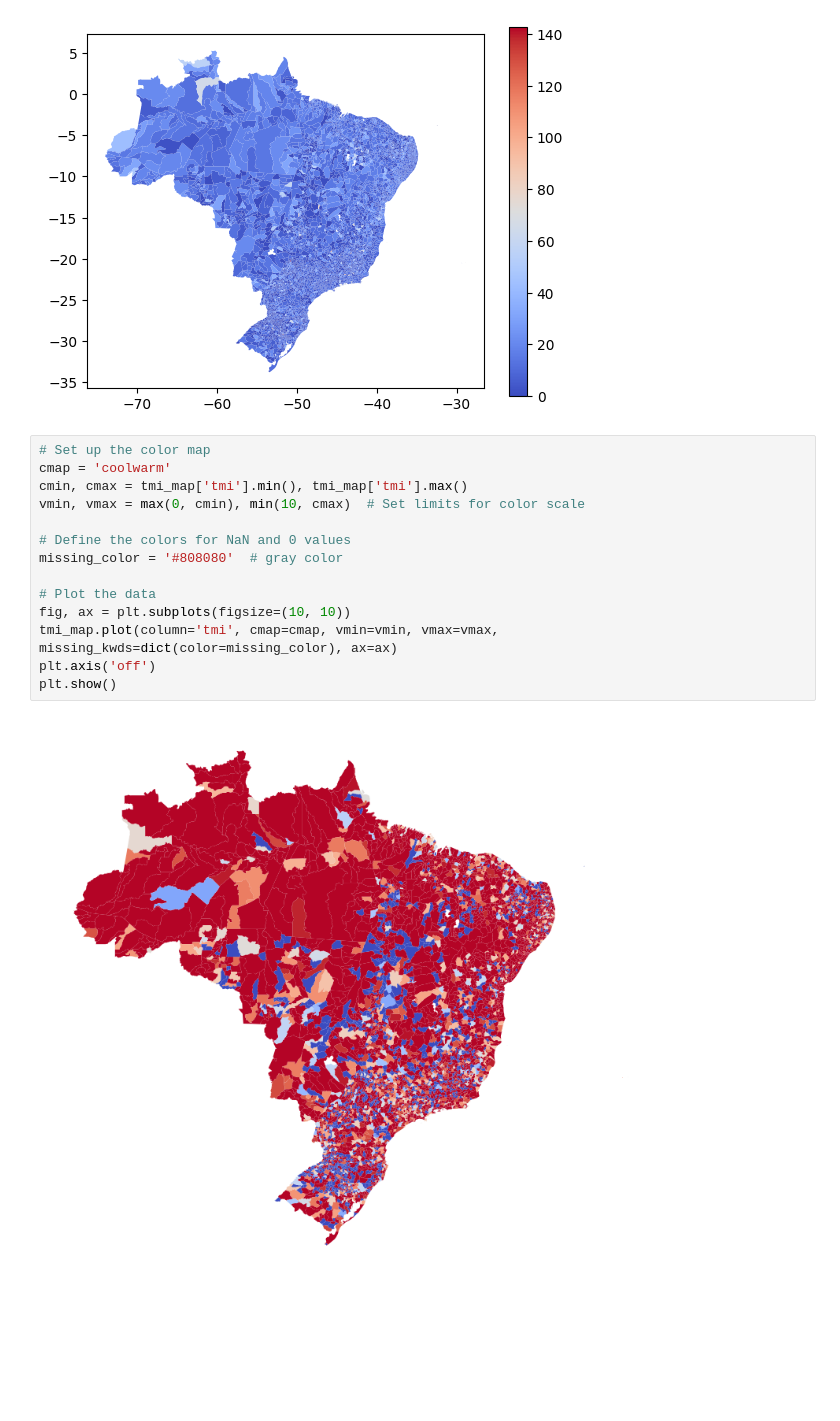
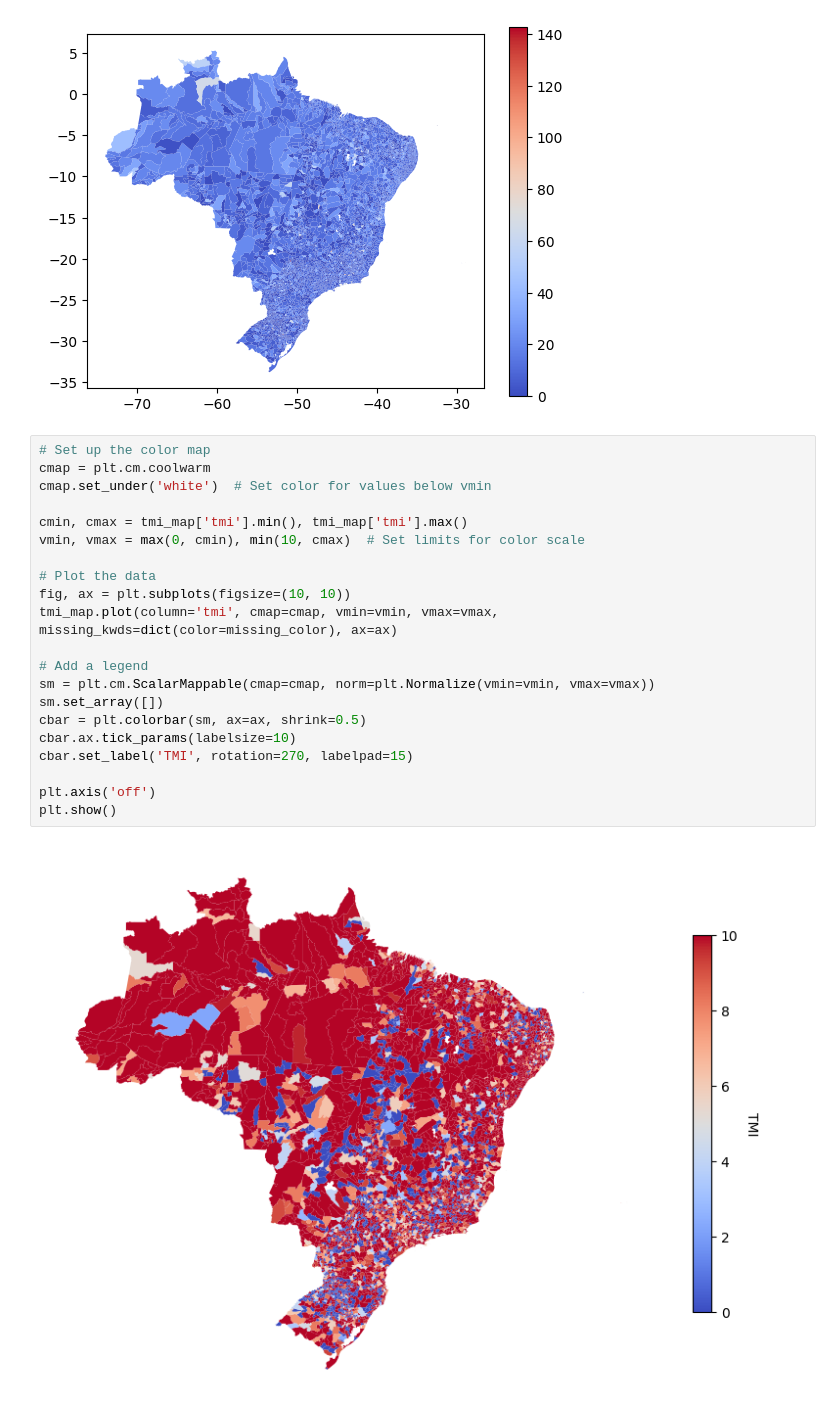
Before and after one commit to balaio-cientifico/analise_espacial, a Jupyter notebook: analise_espacial.ipynb, the cells around one changed output. Cells and saved outputs as stored; diff of their text form; blank space fills up the shorter version.

```diff
--- a/analise_espacial.ipynb
+++ b/analise_espacial.ipynb
@@ -108,17 +108,24 @@ tmi_map.plot(column='tmi', cmap='coolwarm', legend=True)
 [figure]
 # %%
 # Set up the color map
-cmap = 'coolwarm'
+cmap = plt.cm.coolwarm
+cmap.set_under('white')  # Set color for values below vmin
+
 cmin, cmax = tmi_map['tmi'].min(), tmi_map['tmi'].max()
 vmin, vmax = max(0, cmin), min(10, cmax)  # Set limits for color scale
-
-# Define the colors for NaN and 0 values
-missing_color = '#808080'  # gray color
 
 # Plot the data
 fig, ax = plt.subplots(figsize=(10, 10))
 tmi_map.plot(column='tmi', cmap=cmap, vmin=vmin, vmax=vmax, missing_kwds=dict(color=missing_color), ax=ax)
+
+# Add a legend
+sm = plt.cm.ScalarMappable(cmap=cmap, norm=plt.Normalize(vmin=vmin, vmax=vmax))
+sm.set_array([])
+cbar = plt.colorbar(sm, ax=ax, shrink=0.5)
+cbar.ax.tick_params(labelsize=10)
+cbar.set_label('TMI', rotation=270, labelpad=15)
+
 plt.axis('off')
 plt.show()
 # %% [output]
-[figure, old version]
+[figure, new version]
```
